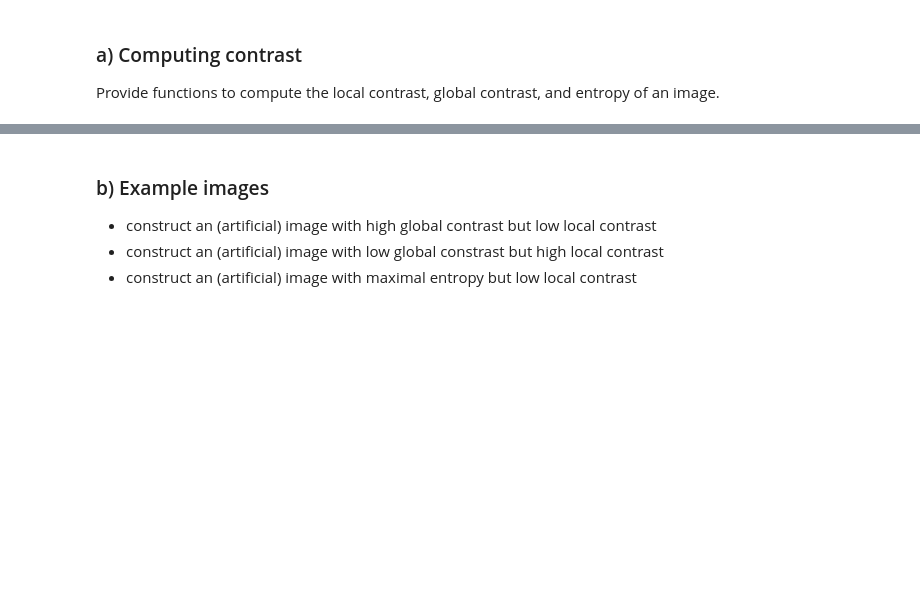
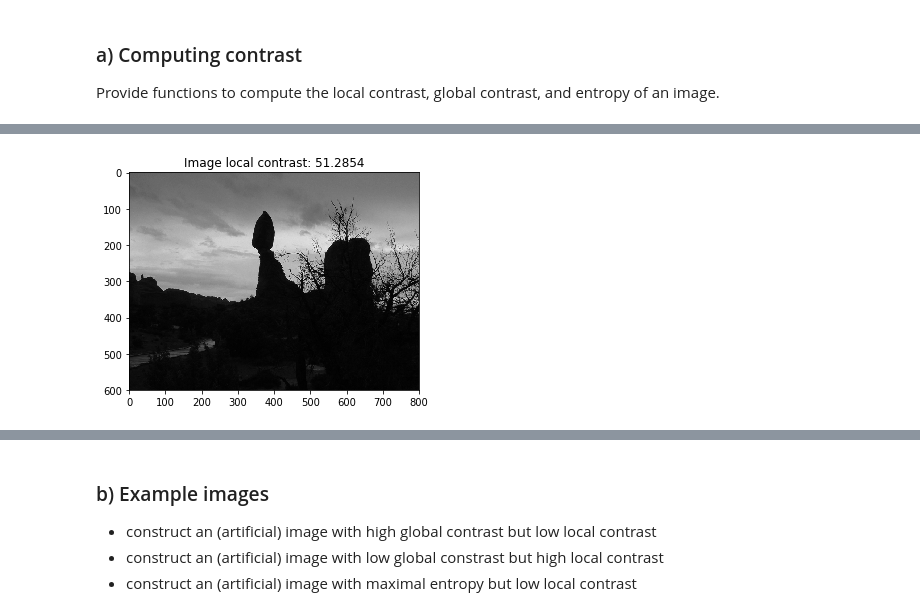
Before and after one commit to shorty-longbottom97/Computer_Vision, a Jupyter notebook: sheet02/sheet02.ipynb, the cells around one changed output, grey strips where cells are left out. Drawn from its saved outputs; the diff is of its cells as text; code cells hidden in the pictures; blank space fills up the shorter version.

```diff
--- a/sheet02/sheet02.ipynb
+++ b/sheet02/sheet02.ipynb
@@ -113,26 +128,53 @@ plt.show()
 # %%
 %matplotlib inline
 import numpy as np
 import matplotlib.pyplot as plt
 from imageio import imread
 
 def local_contrast(img):
     """
     Compute the local contrast for a given image.
     Args:
         img (ndarray): The grayscale image to compute the contrast for.
 
     Returns:
         float: The local contrast of the image.
     """
 
     # YOUR CODE HERE
 
+    # dimensions
+    M = img.shape[0]
+    N = img.shape[1]
+    # calculate factor 1/MN
+    norm_factor = 1/(M*N)
+
+    # pad with zero
+    padded_img = np.pad(img, pad_width=1, mode="constant",constant_values=0)
+    # alternatively, pad with edge values
+    #img = np.pad(img, pad_width=1, mode="edge")
+
+    # initialize the sum to be added to
+    local_contrast = 0
+
+    # iterate over all pixels of non-padded image
+    for x in range(M):
+        for y in range(N):
+            # get the neighbors from the padded image
+            neighbors = padded_img[x+1][y+2]+padded_img[x+1][y]+padded_img[x+2][y+1]+padded_img[x][y+1]
+            # subtract the averaged neighbors from
+            # original pixel
+            local_contrast += img[x][y]-((1/4)*neighbors)
+
+    # return the normalized local contrast
+    return np.absolute(local_contrast)*norm_factor
 
 img = imread('images/dark.png')
-plt.title("Image local contrast: {:.4f}".format(local_contrast2(img)))
+plt.title("Image local contrast: {:.4f}".format(local_contrast(img)))
 plt.imshow(img, vmin=0, vmax=255)
 plt.show()
+# %% [output]
+[figure, added]
 # %%
 %matplotlib inline
 import numpy as np
```
Also changed, not shown: parts of 2 cells of this notebook.
